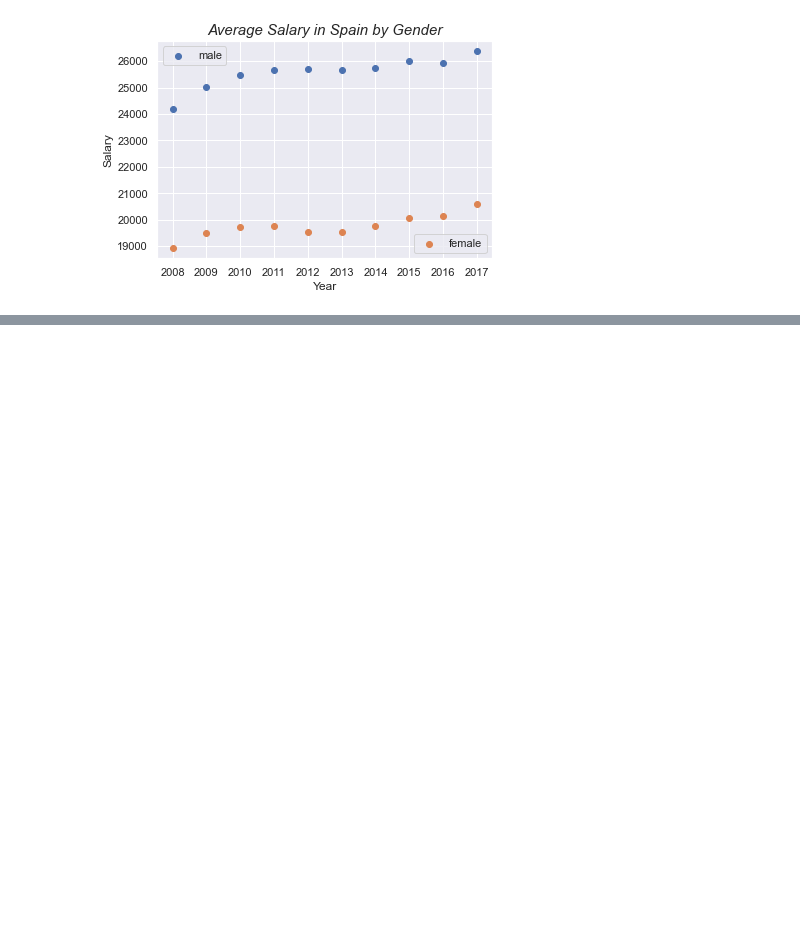
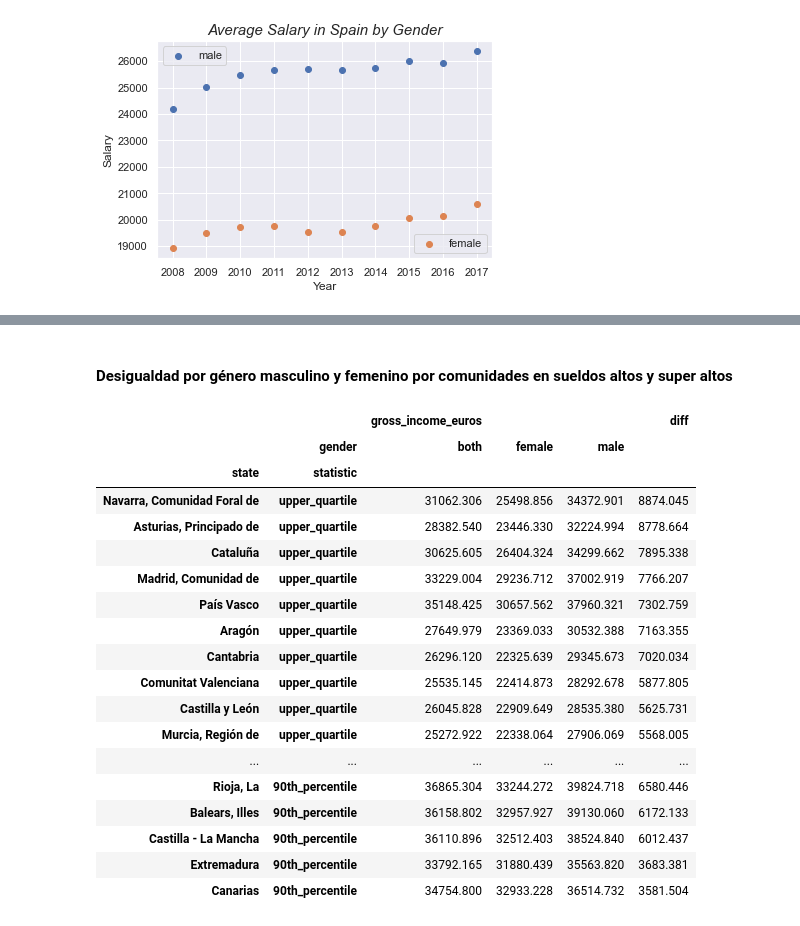
Before and after one commit to JulioPerez-ML/Udacity_first_project, a Jupyter notebook: Project_1_udacity.ipynb, the cells around one changed output, grey strips where cells are left out. Cells and saved outputs as stored; diff of their text form; code cells hidden in the pictures; blank space fills up the shorter version.

```diff
--- a/Project_1_udacity.ipynb
+++ b/Project_1_udacity.ipynb
@@ -161,0 +207,4 @@ plt.show()
+# %%
+data_notNationwide=data[data['state'] != 'nationwide']
+# %%
+data_notNationwide_upper_and_90= data_notNationwide[data['statistic'].isin(['90th_percentile','upper_quartile']) ]
@@ -161,0 +288,5 @@ plt.show()
+# %%
+table_high_salaries_3= pd.pivot_table(data_notNationwide_upper_and_90,index=["state","statistic"],values=["gross_income_euros"],
+               columns=["gender"])
+table_high_salaries_3
+# table_high_salaries_3.reindex(table_high_salaries_3['gross_income_euros'].sort_values(by='upper_quartile', ascending=False).index)
@@ -161,0 +313,29 @@ plt.show()
+# %%
+table_high_salaries_3['gross_income_euros']['male'][0]
+table_high_salaries_3['diff']=table_high_salaries_3['gross_income_euros']['male']-table_high_salaries_3['gross_income_euros']['female']
+# %% [markdown]
+#### Desigualdad por género masculino y femenino por comunidades en sueldos altos y super altos
+# %%
+table_high_salaries_3
+
+table_high_salaries_3.reindex(table_high_salaries_3.sort_values(by=['statistic','diff'],ascending=False).index)
+# %% [output]
+|  |  | gross_income_euros |  |  | diff |
+|  | gender | both | female | male |  |
+| state | statistic |  |  |  |  |
+| Navarra, Comunidad Foral de | upper_quartile | 31062.306 | 25498.856 | 34372.901 | 8874.045 |
+| Asturias, Principado de | upper_quartile | 28382.540 | 23446.330 | 32224.994 | 8778.664 |
+| Cataluña | upper_quartile | 30625.605 | 26404.324 | 34299.662 | 7895.338 |
+| Madrid, Comunidad de | upper_quartile | 33229.004 | 29236.712 | 37002.919 | 7766.207 |
+| País Vasco | upper_quartile | 35148.425 | 30657.562 | 37960.321 | 7302.759 |
+| Aragón | upper_quartile | 27649.979 | 23369.033 | 30532.388 | 7163.355 |
+| Cantabria | upper_quartile | 26296.120 | 22325.639 | 29345.673 | 7020.034 |
+| Comunitat Valenciana | upper_quartile | 25535.145 | 22414.873 | 28292.678 | 5877.805 |
+| Castilla y León | upper_quartile | 26045.828 | 22909.649 | 28535.380 | 5625.731 |
+| Murcia, Región de | upper_quartile | 25272.922 | 22338.064 | 27906.069 | 5568.005 |
+| ... | ... | ... | ... | ... | ... |
+| Rioja, La | 90th_percentile | 36865.304 | 33244.272 | 39824.718 | 6580.446 |
+| Balears, Illes | 90th_percentile | 36158.802 | 32957.927 | 39130.060 | 6172.133 |
+| Castilla - La Mancha | 90th_percentile | 36110.896 | 32512.403 | 38524.840 | 6012.437 |
+| Extremadura | 90th_percentile | 33792.165 | 31880.439 | 35563.820 | 3683.381 |
+| Canarias | 90th_percentile | 34754.800 | 32933.228 | 36514.732 | 3581.504 |
```
Also changed, not shown: parts of 15 cells of this notebook.
